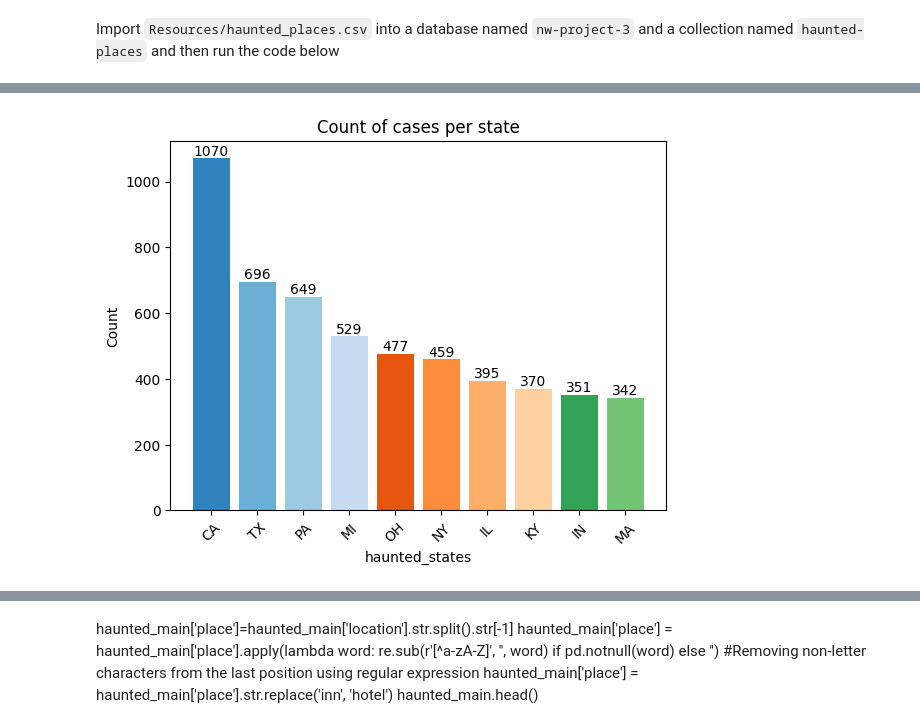
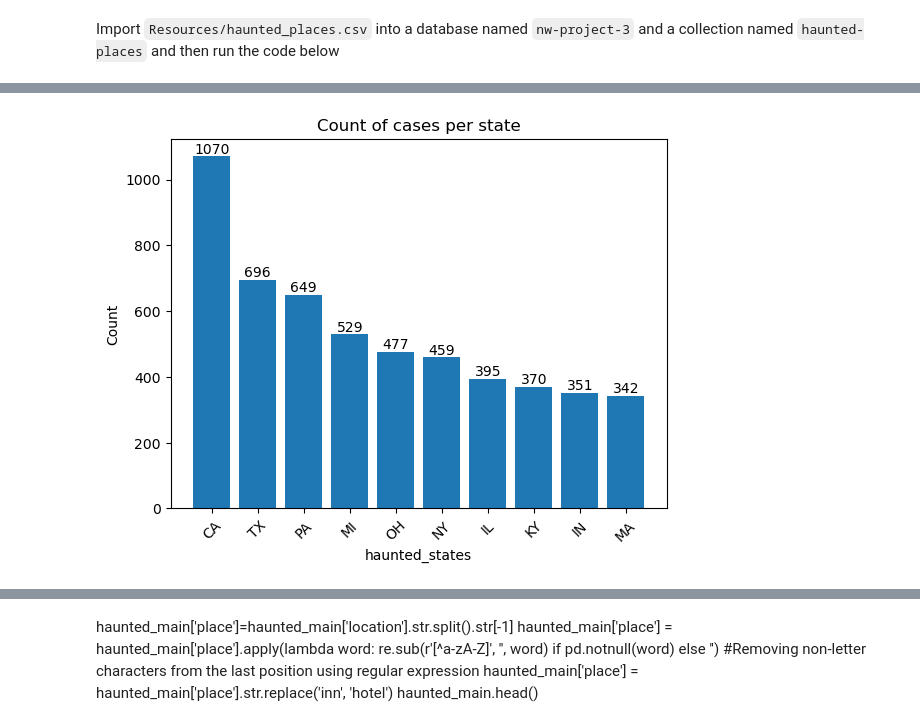
Before and after one commit to rohanhpatel/nw-project-3, a Jupyter notebook: database/data_joel.ipynb, the cells around one changed output, grey strips where cells are left out. Saved outputs shown, nothing was run; the diff lists cells and outputs as text; code cells hidden in the pictures.

```diff
--- a/database/data_joel.ipynb
+++ b/database/data_joel.ipynb
@@ -21,5 +19,5 @@ print(client.list_database_names())
 # %%
 # assign nw-project-3 database to db and list the collection names
-db = client['nw-project-3']
+db = client['nw_project_3']
 print(db.list_collection_names())
 # %% [output]
@@ -46,7 +44,7 @@ pprint(db['haunted-places'].find_one())
  'state': 'Michigan',
  'state_abbrev': 'MI'}
 # %%
-cursor = db['haunted-places'].find()
+cursor = db['haunted_places'].find()
 data_list = list(cursor)
 
 # Create a DataFrame from the list of dictionaries
@@ -77,16 +75,16 @@ plt.show()
 # %%
 haunted_states = haunted_main['state_abbrev'].value_counts().head(10)
-plt.bar(haunted_states.index, haunted_states.values, color=sns.color_palette('tab20c'))
+plt.bar(haunted_states.index, haunted_states.values)
 plt.xlabel('haunted_states')
 plt.ylabel('Count')
 plt.title('Count of cases per state')
 plt.xticks(rotation=45)
 
 for i, count in enumerate(haunted_states.values):
     plt.text(i, count +1, str(count), ha='center', va='bottom')
 plt.show()
 # %% [output]
-[figure, old version]
+[figure, new version]
 # %%
 #haunted_main = haunted_main.drop(7924)
 # %%
```
Also changed, not shown: parts of 10 cells of this notebook, 3 other files.
